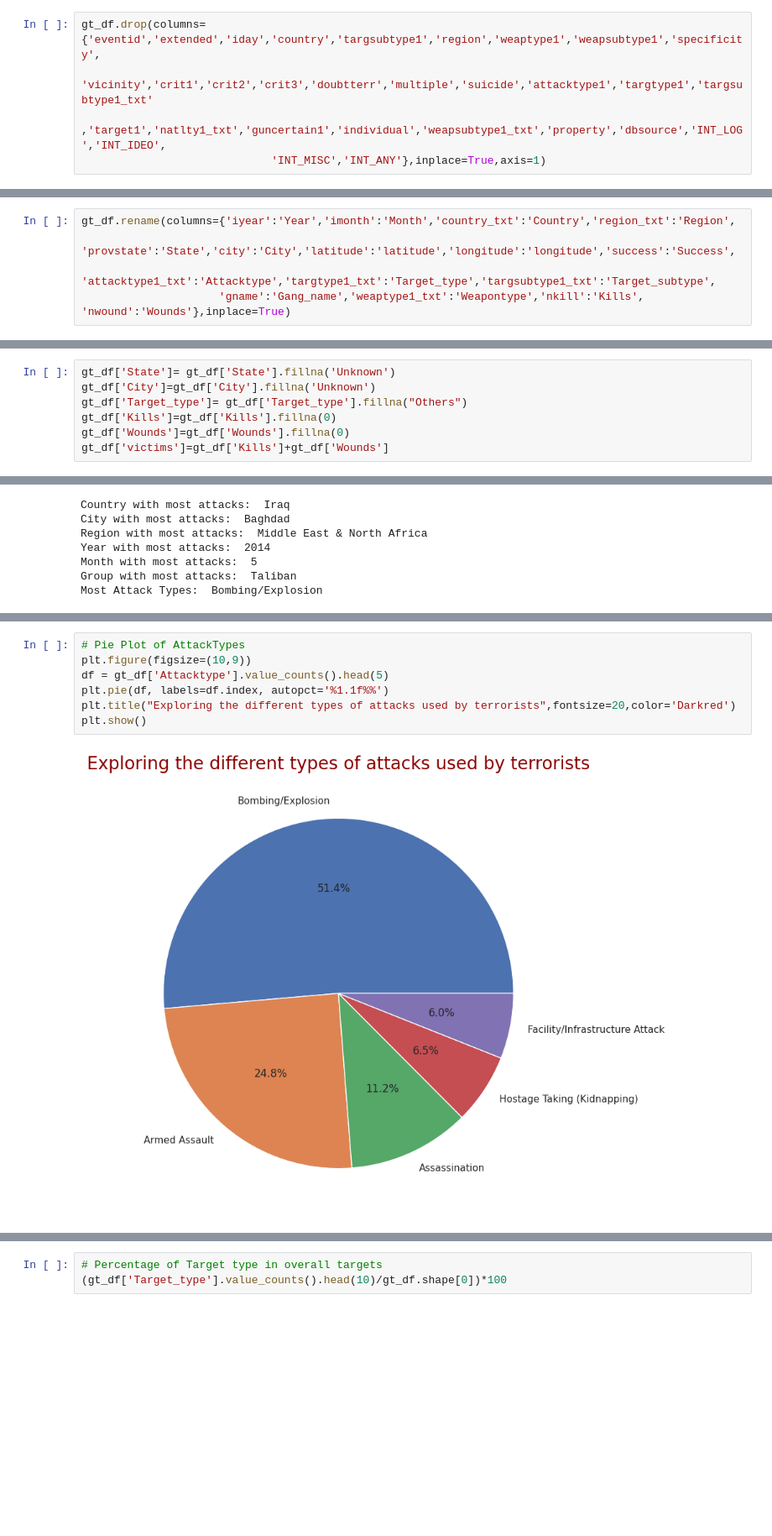
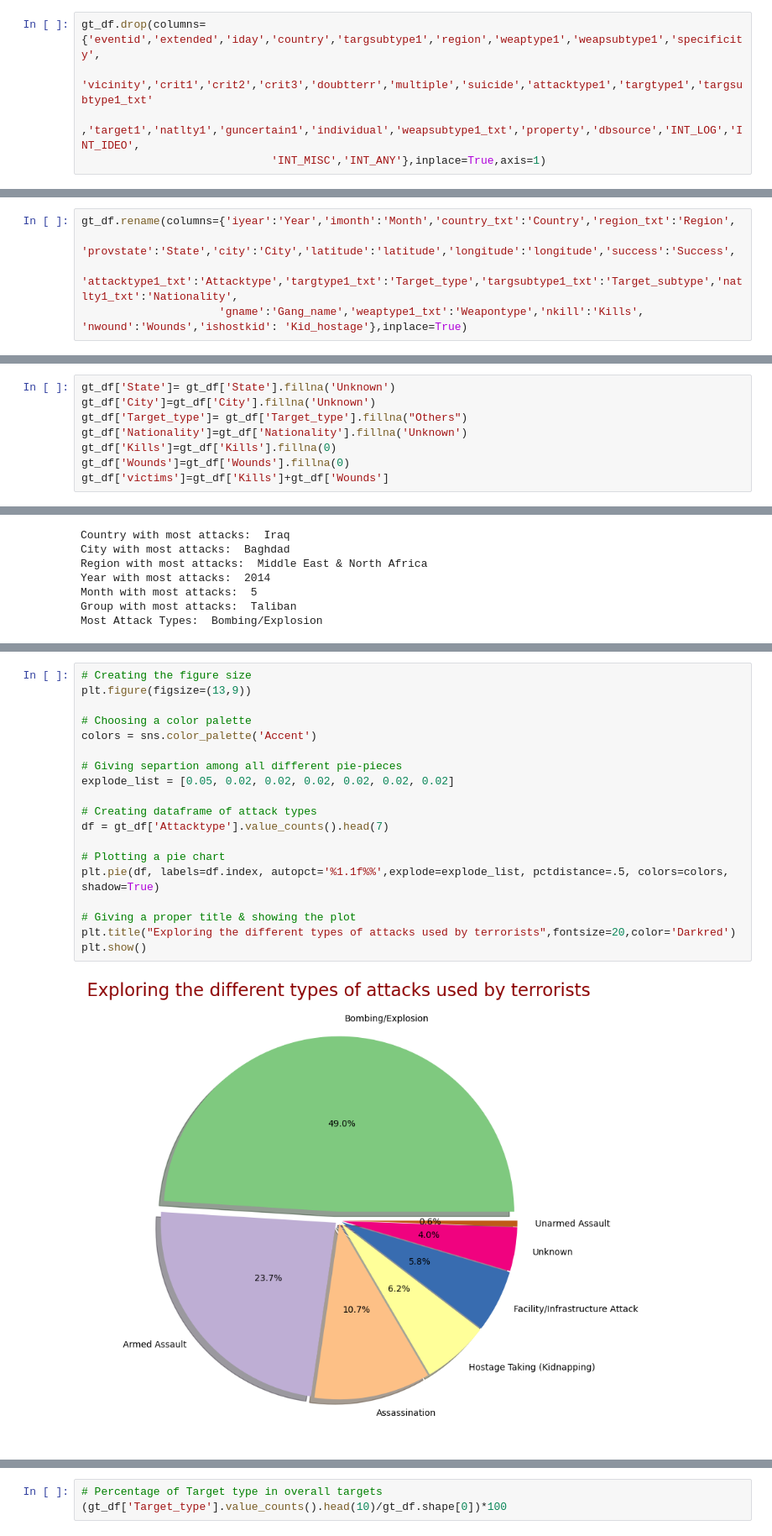
Before and after one commit to somyakmukherjee/Exploratory-Data-Analysis-on-Global-Terrorism, a Jupyter notebook: Capstone_Project_Global_terrorism_EDA_by_Somyak_Mukherjee.ipynb, the cells around one changed output, grey strips where cells are left out. Shown at 84% size. Drawn from its saved outputs; the diff is of its cells as text; blank space fills up the shorter version.

```diff
--- a/Capstone_Project_Global_terrorism_EDA_by_Somyak_Mukherjee.ipynb
+++ b/Capstone_Project_Global_terrorism_EDA_by_Somyak_Mukherjee.ipynb
@@ -178,7 +220,7 @@ Year, Month, Country, Region, State, City, ishostkid, Successs, Nationality of v
 # %%
 gt_df.drop(columns={'eventid','extended','iday','country','targsubtype1','region','weaptype1','weapsubtype1','specificity',
                              'vicinity','crit1','crit2','crit3','doubtterr','multiple','suicide','attacktype1','targtype1','targsubtype1_txt'
-                             ,'target1','natlty1_txt','guncertain1','individual','weapsubtype1_txt','property','dbsource','INT_LOG','INT_IDEO',
+                             ,'target1','natlty1','guncertain1','individual','weapsubtype1_txt','property','dbsource','INT_LOG','INT_IDEO',
                              'INT_MISC','INT_ANY'},inplace=True,axis=1)
 # %%
 gt_df.shape
@@ -198,8 +238,8 @@ gt_df.head()
 # %%
 gt_df.rename(columns={'iyear':'Year','imonth':'Month','country_txt':'Country','region_txt':'Region',
                      'provstate':'State','city':'City','latitude':'latitude','longitude':'longitude','success':'Success',
-                     'attacktype1_txt':'Attacktype','targtype1_txt':'Target_type','targsubtype1_txt':'Target_subtype',
-                     'gname':'Gang_name','weaptype1_txt':'Weapontype','nkill':'Kills', 'nwound':'Wounds'},inplace=True)
+                     'attacktype1_txt':'Attacktype','targtype1_txt':'Target_type','targsubtype1_txt':'Target_subtype','natlty1_txt':'Nationality',
+                     'gname':'Gang_name','weaptype1_txt':'Weapontype','nkill':'Kills', 'nwound':'Wounds','ishostkid': 'Kid_hostage'},inplace=True)
 # %%
 gt_df.columns
 # %% [output]
@@ -215,6 +255,7 @@ gt_df.shape
 gt_df['State']= gt_df['State'].fillna('Unknown')
 gt_df['City']=gt_df['City'].fillna('Unknown')
 gt_df['Target_type']= gt_df['Target_type'].fillna("Others")
+gt_df['Nationality']=gt_df['Nationality'].fillna('Unknown')
 gt_df['Kills']=gt_df['Kills'].fillna(0)
 gt_df['Wounds']=gt_df['Wounds'].fillna(0)
 gt_df['victims']=gt_df['Kills']+gt_df['Wounds']
@@ -252,12 +293,24 @@ Most Attack Types:  Bombing/Explosion
 
 Here we will explore the different types of attacks used by Terrorists & how they spread the terror by employing different attack methods like explosion, armed assault, assassination or hijacking.
 # %%
-# Pie Plot of AttackTypes
-plt.figure(figsize=(10,9))
-df = gt_df['Attacktype'].value_counts().head(5)
-plt.pie(df, labels=df.index, autopct='%1.1f%%')
+# Creating the figure size
+plt.figure(figsize=(13,9))
+
+# Choosing a color palette
+colors = sns.color_palette('Accent')
+
+# Giving separtion among all different pie-pieces
+explode_list = [0.05, 0.02, 0.02, 0.02, 0.02, 0.02, 0.02]
+
+# Creating dataframe of attack types
+df = gt_df['Attacktype'].value_counts().head(7)
+
+# Plotting a pie chart
+plt.pie(df, labels=df.index, autopct='%1.1f%%',explode=explode_list, pctdistance=.5, colors=colors, shadow=True)
+
+# Giving a proper title & showing the plot
 plt.title("Exploring the different types of attacks used by terrorists",fontsize=20,color='Darkred')
 plt.show()
 # %% [output]
-[figure, old version]
+[figure, new version]
 # %% [markdown]
```
Also changed, not shown: parts of 50 cells of this notebook.
